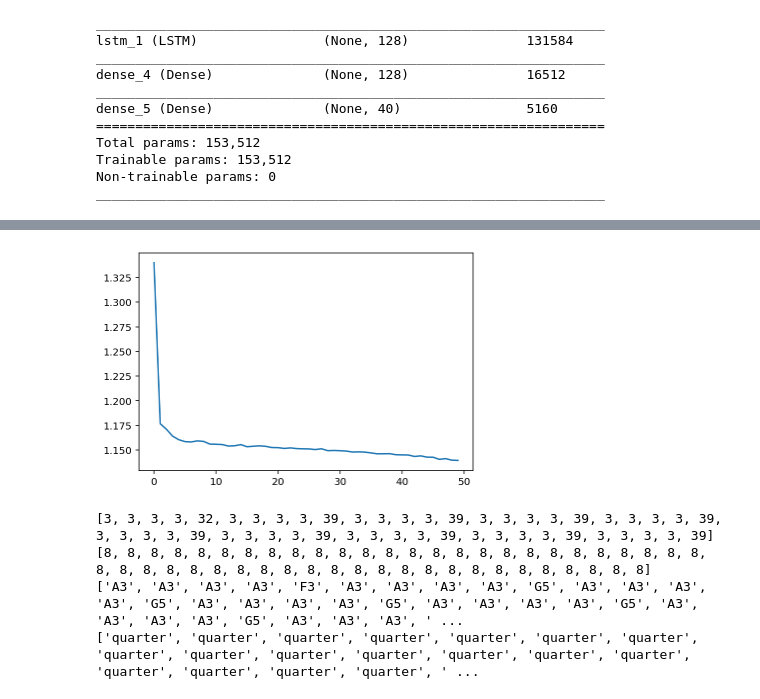
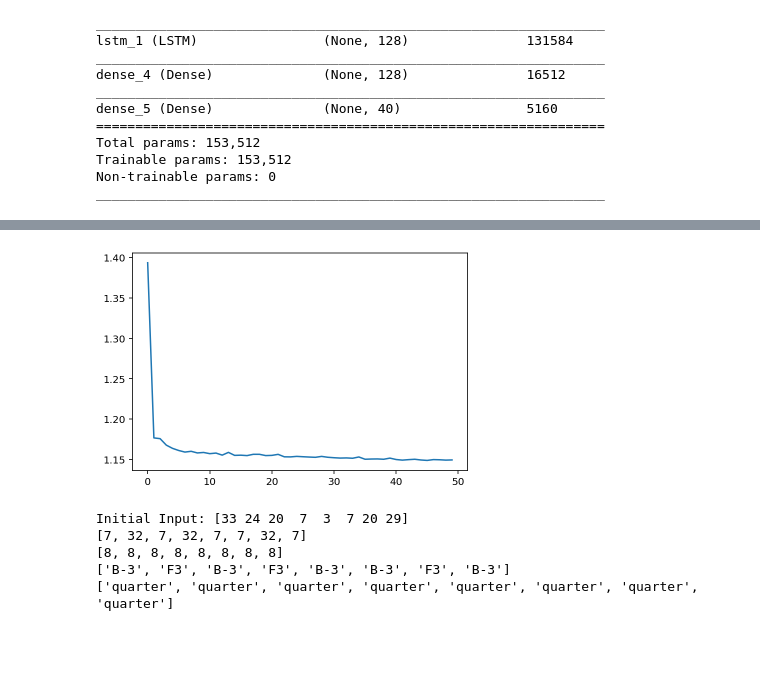
Before and after one commit to benlottes/Music-Generation, a Jupyter notebook: produce_note_model.ipynb, the cells around one changed output, grey strips where cells are left out. Drawn from its saved outputs; the diff is of its cells as text; code cells hidden in the pictures; blank space fills up the shorter version.

```diff
--- a/produce_note_model.ipynb
+++ b/produce_note_model.ipynb
@@ -201,7 +181,7 @@ device = tf.device('/device:GPU:0') if tf.config.list_physical_devices("GPU") el
 print(x_tr_note.shape, y_tr_note.shape)
 with device:
     history = model_note.fit(x=x_tr_note, y=y_tr_note,
-                        batch_size=256, epochs=50,
+                        batch_size=512, epochs=100,
                         validation_data=(x_val_note, y_val_note),
                         verbose=1, callbacks=[mc]
     )
@@ -263,7 +243,7 @@ device = tf.device('/device:GPU:0') if tf.config.list_physical_devices("GPU") el
 
 with device:
     history = model_dur.fit(x=x_tr_dur, y=y_tr_dur,
-                        batch_size=256, epochs=50,
+                        batch_size=512, epochs=50,
                         validation_data=(x_val_dur, y_val_dur),
                         verbose=1, callbacks=[mc]
     )
@@ -290,19 +270,16 @@ Epoch 00050: val_loss did not improve from 1.16400
-[figure, old version]
+[figure, new version]
 # %%
-# initial_note_sequence = x_val_note[np.random.randint(0, len(x_val_note))]
-# initial_duration_sequence = x_val_dur[np.random.randint(0, len(x_val_dur))]
-
 # feed it a random sequence from the data
 initial_note_sequence = x_val_note[np.random.randint(0, len(x_val_note))]
 initial_duration_sequence = x_val_dur[np.random.randint(0, len(x_val_dur))]
 
-# x_int_to_note = {v: k for k, v in x_note_to_int.items()}
-# x_int_to_dur = {v: k for k, v in x_dur_to_int.items()}
+print("Initial Input:", initial_note_sequence)
 
 produce_song(initial_note_sequence, initial_duration_sequence, int_to_note,
-                int_to_dur, n_notes=50, midi_file_path="songs/song.mid")
+                int_to_dur, n_notes=8, midi_file_path="songs/song.mid")
 # %% [output]
-[3, 3, 3, 3, 32, 3, 3, 3, 3, 39, 3, 3, 3, 3, 39, 3, 3, 3, 3, 39, 3, 3, 3, 3, 39, 3, 3, 3, 3, 39, 3, 3, 3, 3, 39, 3, 3, 3, 3, 39, 3, 3, 3, 3, 39, 3, 3, 3, 3, 39]
-[8, 8, 8, 8, 8, 8, 8, 8, 8, 8, 8, 8, 8, 8, 8, 8, 8, 8, 8, 8, 8, 8, 8, 8, 8, 8, 8, 8, 8, 8, 8, 8, 8, 8, 8, 8, 8, 8, 8, 8, 8, 8, 8, 8, 8, 8, 8, 8, 8, 8]
-['A3', 'A3', 'A3', 'A3', 'F3', 'A3', 'A3', 'A3', 'A3', 'G5', 'A3', 'A3', 'A3', 'A3', 'G5', 'A3', 'A3', 'A3', 'A3', 'G5', 'A3', 'A3', 'A3', 'A3', 'G5', 'A3', 'A3', 'A3', 'A3', 'G5', 'A3', 'A3', 'A3', ' ...
-['quarter', 'quarter', 'quarter', 'quarter', 'quarter', 'quarter', 'quarter', 'quarter', 'quarter', 'quarter', 'quarter', 'quarter', 'quarter', 'quarter', 'quarter', 'quarter', 'quarter', 'quarter', ' ...
+Initial Input: [33 24 20  7  3  7 20 29]
+[7, 32, 7, 32, 7, 7, 32, 7]
+[8, 8, 8, 8, 8, 8, 8, 8]
+['B-3', 'F3', 'B-3', 'F3', 'B-3', 'B-3', 'F3', 'B-3']
+['quarter', 'quarter', 'quarter', 'quarter', 'quarter', 'quarter', 'quarter', 'quarter']
```
Also changed, not shown: parts of 5 cells of this notebook, 3 other files.
